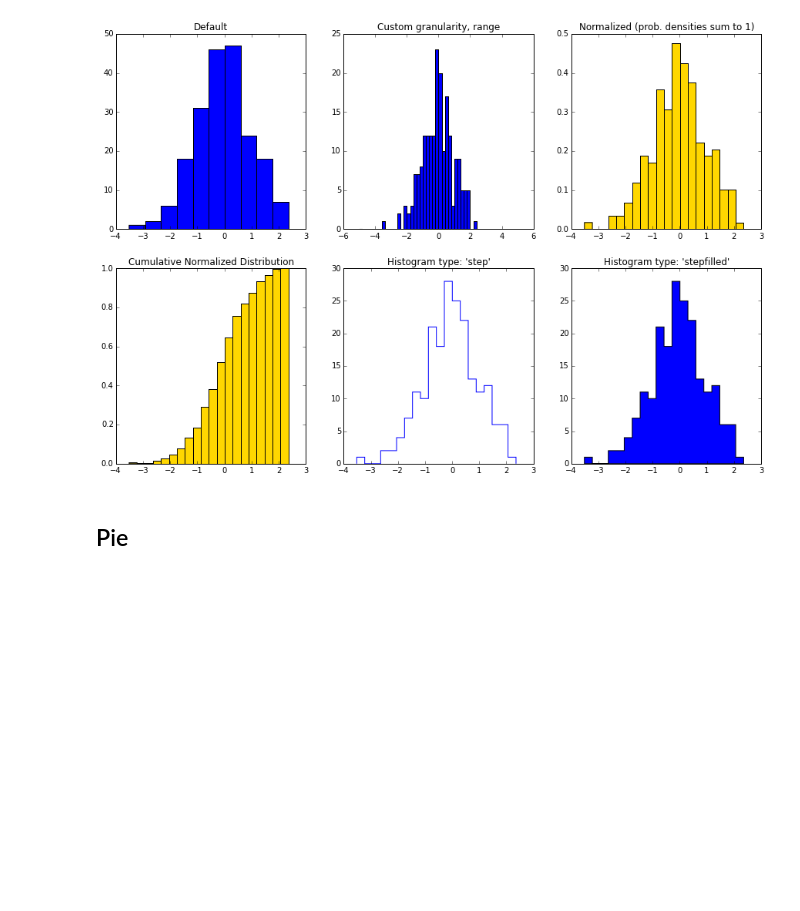
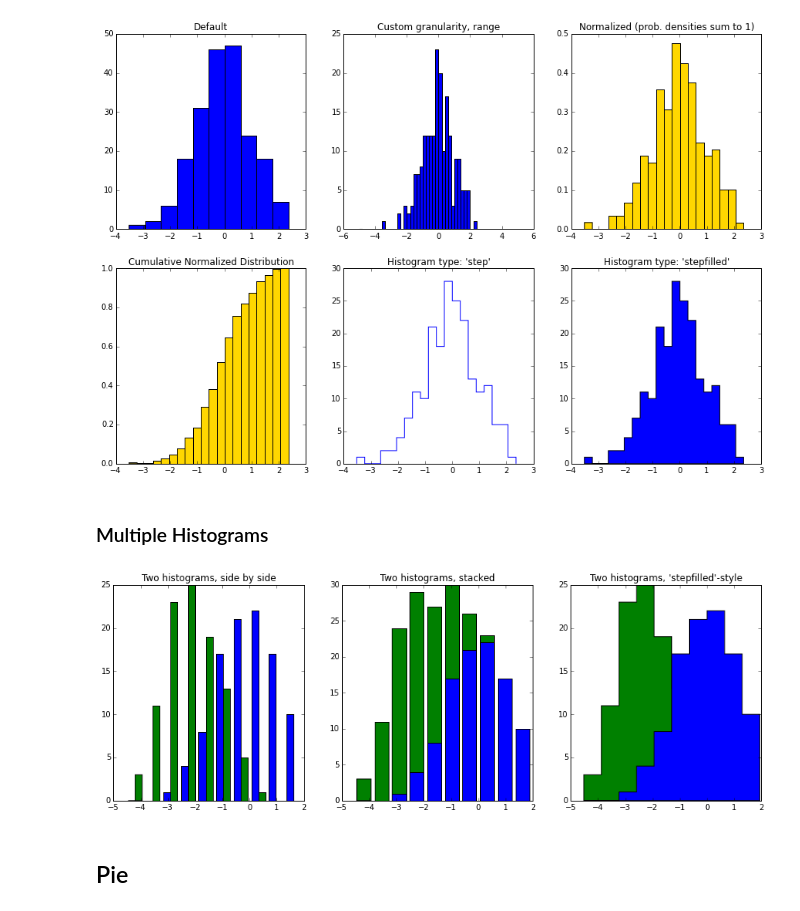
Before and after one commit to mmathioudakis/matplotlib_plot_examples, a Jupyter notebook: little_matplotlib_cookbook.ipynb, the cells around one changed output. Drawn from its saved outputs; the diff is of its cells as text; code cells hidden in the pictures; blank space fills up the shorter version.

Commit message:
multiple histograms

```diff
--- a/little_matplotlib_cookbook.ipynb
+++ b/little_matplotlib_cookbook.ipynb
@@ -418,5 +418,26 @@ ax[1,2].set(title = "Histogram type: 'stepfilled'")
 _tmp = ax[1,2].hist(x, bins = 20, histtype = "stepfilled")
 # %% [output]
 [figure]
+# %% [markdown]
+### Multiple Histograms
+# %%
+# data
+N = 100
+x1 = np.random.normal(0, 1, N)
+x2 = np.random.normal(-2, 1, N)
+
+# plotting
+fig, ax = plt.subplots(1, 3, figsize = (15, 5))
+
+ax[0].set(title = "Two histograms, side by side")
+_tmp = ax[0].hist([x1, x2], stacked = False)
+
+ax[1].set(title = "Two histograms, stacked")
+_tmp = ax[1].hist([x1, x2], stacked = True)
+
+ax[2].set(title = "Two histograms, 'stepfilled'-style")
+_tmp = ax[2].hist([x1, x2], stacked = False, histtype = "stepfilled")
+# %% [output]
+[figure, added]
 # %% [markdown]
 ## Pie
```
Also changed, not shown: parts of 1 cell of this notebook.
